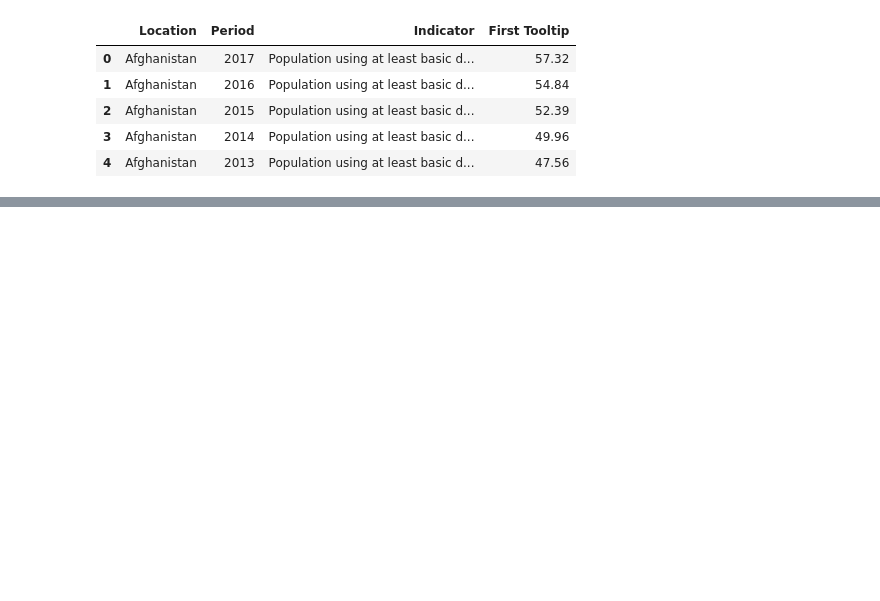
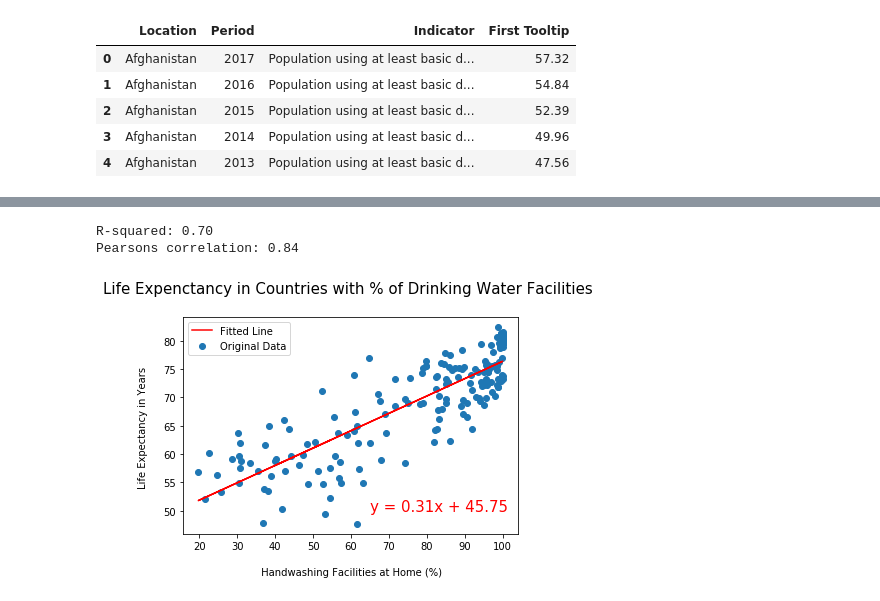
Before and after one commit to pkorat/World-Life-Expectancy-Analysis, a Jupyter notebook: main_pk_6_30_21.ipynb, the cells around one changed output, grey strips where cells are left out. Drawn from its saved outputs; the diff is of its cells as text; code cells hidden in the pictures; blank space fills up the shorter version.

```diff
--- a/main_pk_6_30_21.ipynb
+++ b/main_pk_6_30_21.ipynb
@@ -252,0 +307,39 @@ life_drinkingwater_df_clean.reset_index().groupby('Location').mean()
+# %%
+# Parth Korat
+# set the x and y data
+x_drinkw_life = life_drinkingwater_df_clean['Drinking Water Facilities at Home (%)']
+y_drinkw_life = life_drinkingwater_df_clean['Life Expectancy in Years']
+# %%
+# Parth Korat
+# use sts.linregress() to fit a linear model to the dataset
+life_dres = sts.linregress(x_drinkw_life, y_drinkw_life)
+
+# display the scatter plot of the handwashing vs life expectancy
+plt.scatter(x_drinkw_life, y_drinkw_life, label='Original Data')
+
+# display on the plot the linear regression model
+y_dmodel = x_drinkw_life * life_dres.slope + life_dres.intercept
+plt.plot(x_drinkw_life, y_dmodel, '-r', label='Fitted Line')
+
+# create the equation
+lin_eq_dw = f'y = {life_dres.slope:.2f}x + {life_dres.intercept:.2f}'
+
+# show graph and legend
+plt.legend()
+plt.annotate(lin_eq_dw, (65, 50), fontsize=15, color='red')
+plt.title('Life Expenctancy in Countries with % of Drinking Water Facilities \n', fontsize=15)
+plt.xlabel('\n Handwashing Facilities at Home (%)')
+plt.ylabel('Life Expectancy in Years \n')
+plt.show
+
+# Get R-squared and Pearson Correlation coefficients
+print(f'R-squared: {life_dres.rvalue**2:.2f}')
+corr, _ = sts.pearsonr(x_drinkw_life, y_drinkw_life)
+print(f'Pearsons correlation: {corr:.2f}')
+
+# Save the figure in the Output folder
+plt.savefig('Output/drinkingwater_life.png', bbox_inches='tight')
+# %% [output]
+R-squared: 0.70
+Pearsons correlation: 0.84
+[figure, added]
```
Also changed, not shown: parts of 23 cells of this notebook, 2 other files.
